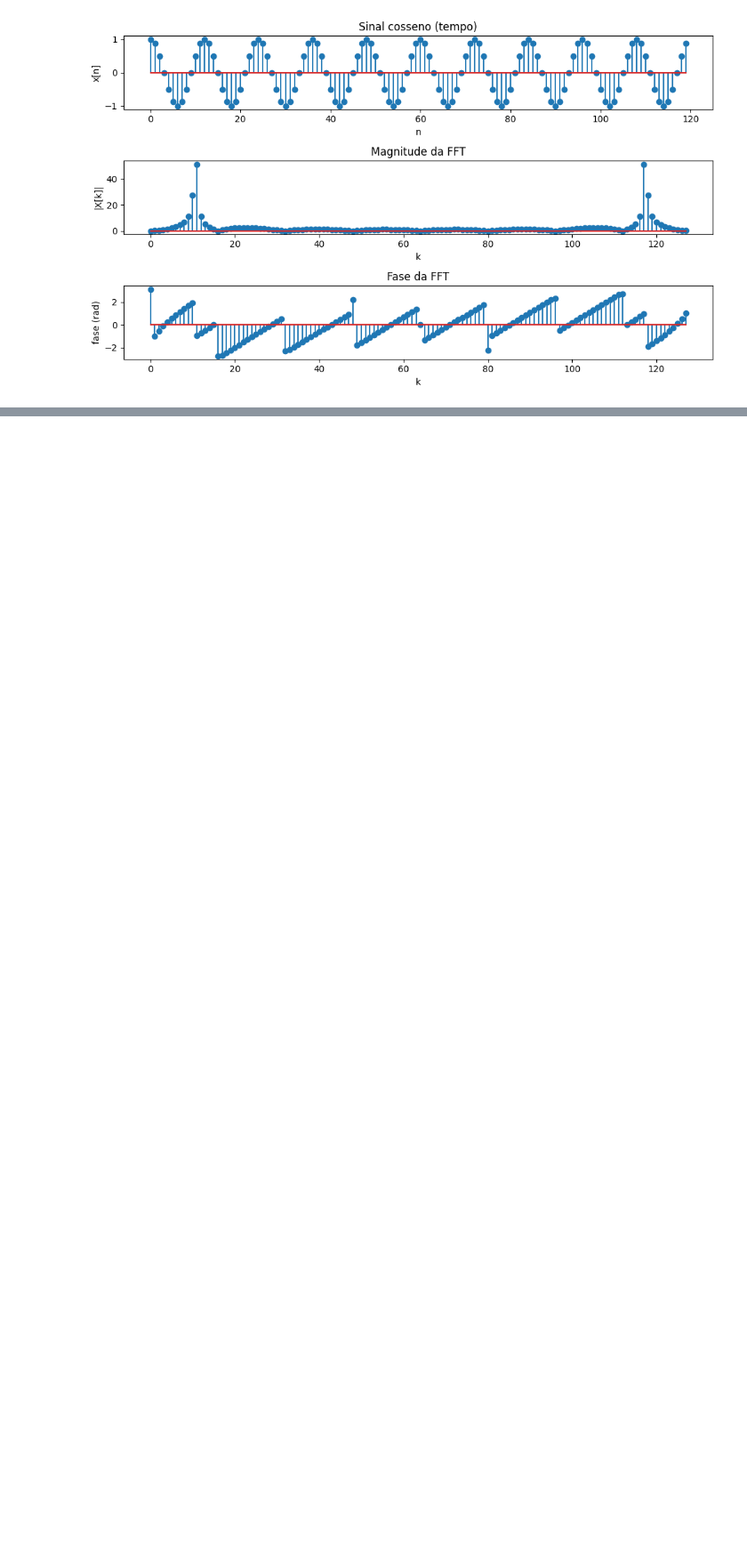
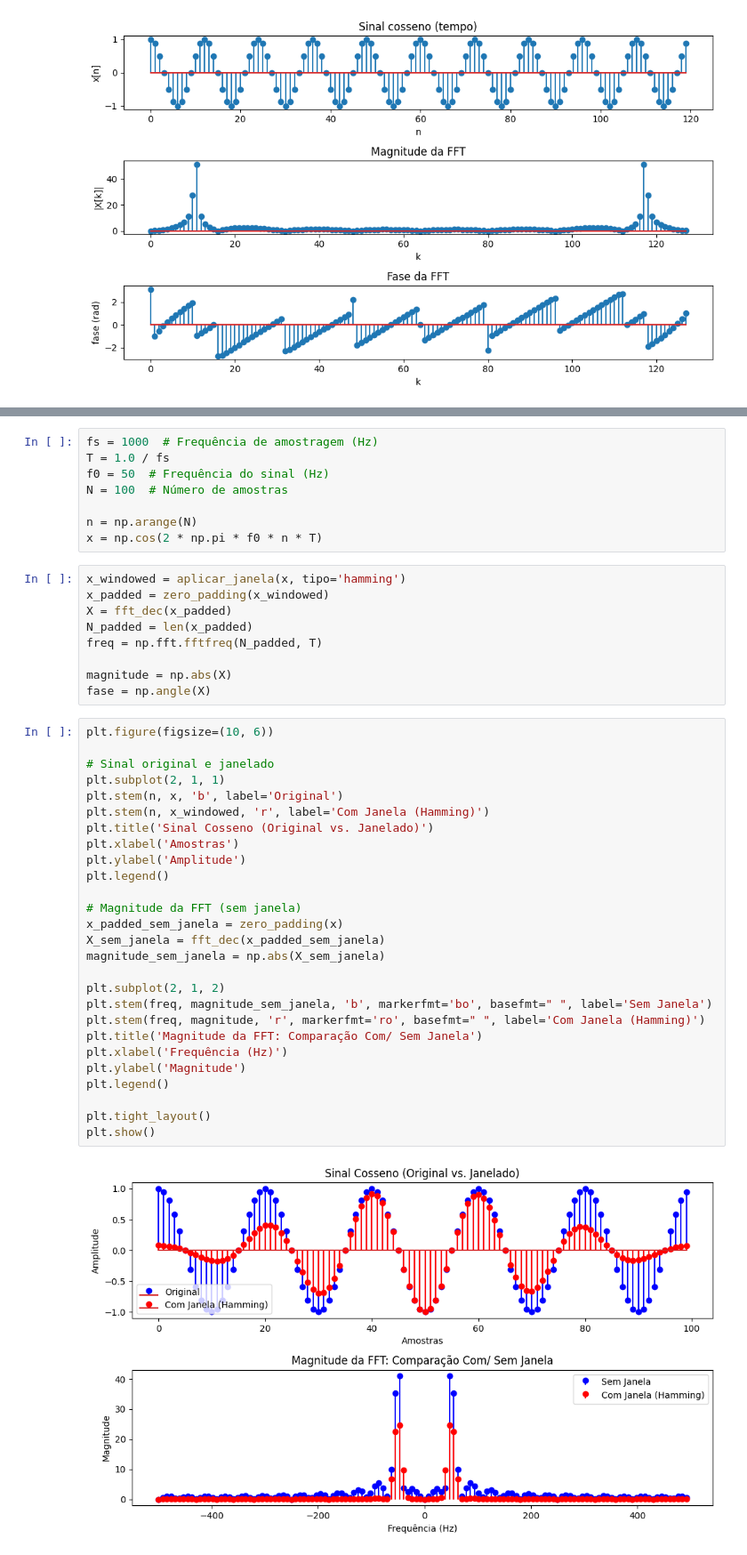
Before and after one commit to ricardofss1/PDS, a Jupyter notebook: DFT_FFT_Implementação.ipynb, the cells around one changed output, grey strips where cells are left out. Shown at 89% size. Cells and saved outputs as stored; diff of their text form; blank space fills up the shorter version.

```diff
--- a/DFT_FFT_Implementação.ipynb
+++ b/DFT_FFT_Implementação.ipynb
@@ -339,0 +476,46 @@ plt.show()
+# %%
+fs = 1000  # Frequência de amostragem (Hz)
+T = 1.0 / fs
+f0 = 50  # Frequência do sinal (Hz)
+N = 100  # Número de amostras
+
+n = np.arange(N)
+x = np.cos(2 * np.pi * f0 * n * T)
+# %%
+x_windowed = aplicar_janela(x, tipo='hamming')
+x_padded = zero_padding(x_windowed)
+X = fft_dec(x_padded)
+N_padded = len(x_padded)
+freq = np.fft.fftfreq(N_padded, T)
+
+magnitude = np.abs(X)
+fase = np.angle(X)
+# %%
+plt.figure(figsize=(10, 6))
+
+# Sinal original e janelado
+plt.subplot(2, 1, 1)
+plt.stem(n, x, 'b', label='Original')
+plt.stem(n, x_windowed, 'r', label='Com Janela (Hamming)')
+plt.title('Sinal Cosseno (Original vs. Janelado)')
+plt.xlabel('Amostras')
+plt.ylabel('Amplitude')
+plt.legend()
+
+# Magnitude da FFT (sem janela)
+x_padded_sem_janela = zero_padding(x)
+X_sem_janela = fft_dec(x_padded_sem_janela)
+magnitude_sem_janela = np.abs(X_sem_janela)
+
+plt.subplot(2, 1, 2)
+plt.stem(freq, magnitude_sem_janela, 'b', markerfmt='bo', basefmt=" ", label='Sem Janela')
+plt.stem(freq, magnitude, 'r', markerfmt='ro', basefmt=" ", label='Com Janela (Hamming)')
+plt.title('Magnitude da FFT: Comparação Com/ Sem Janela')
+plt.xlabel('Frequência (Hz)')
+plt.ylabel('Magnitude')
+plt.legend()
+
+plt.tight_layout()
+plt.show()
+# %% [output]
+[figure, added]
```
Also changed, not shown: parts of 7 cells of this notebook, 2 other files.
